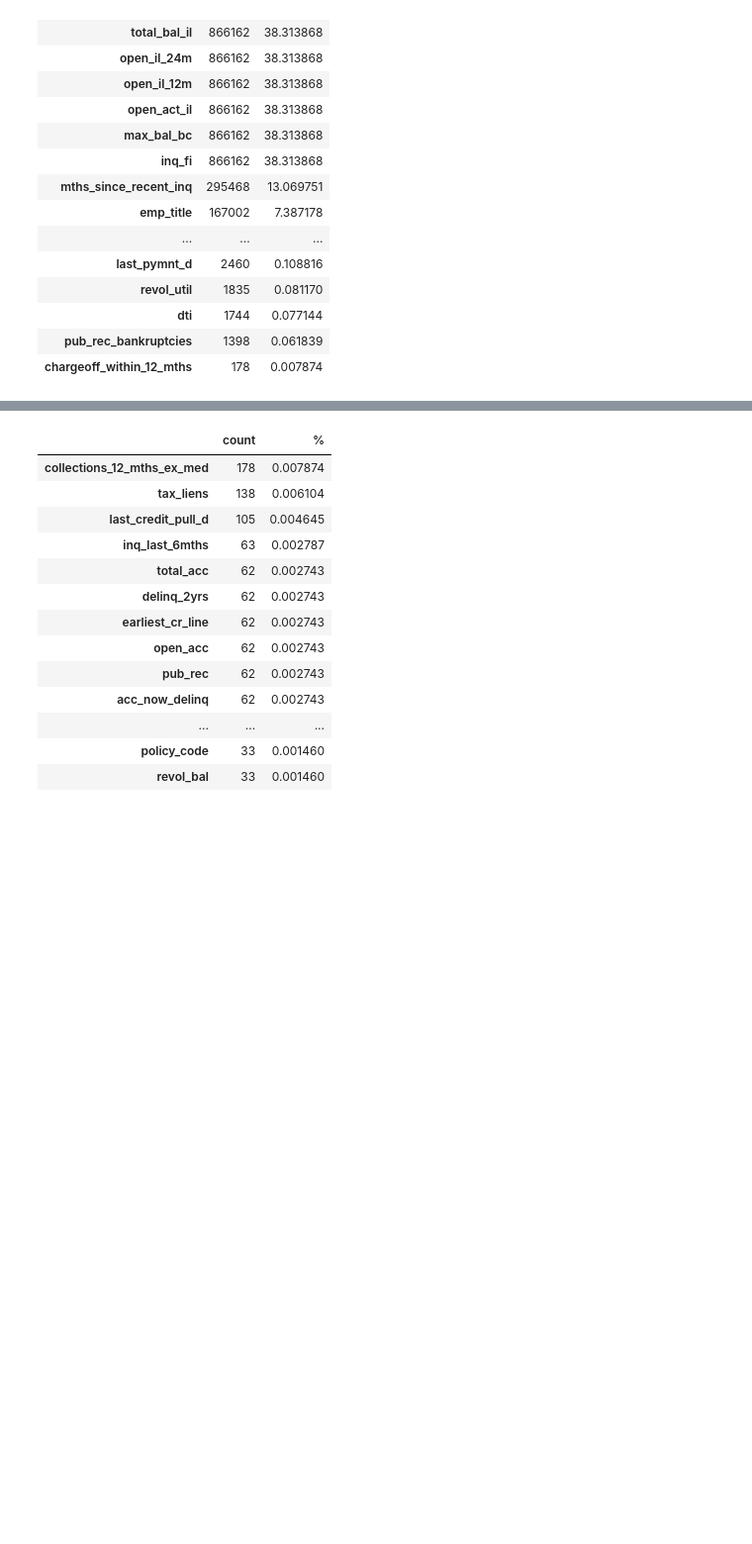
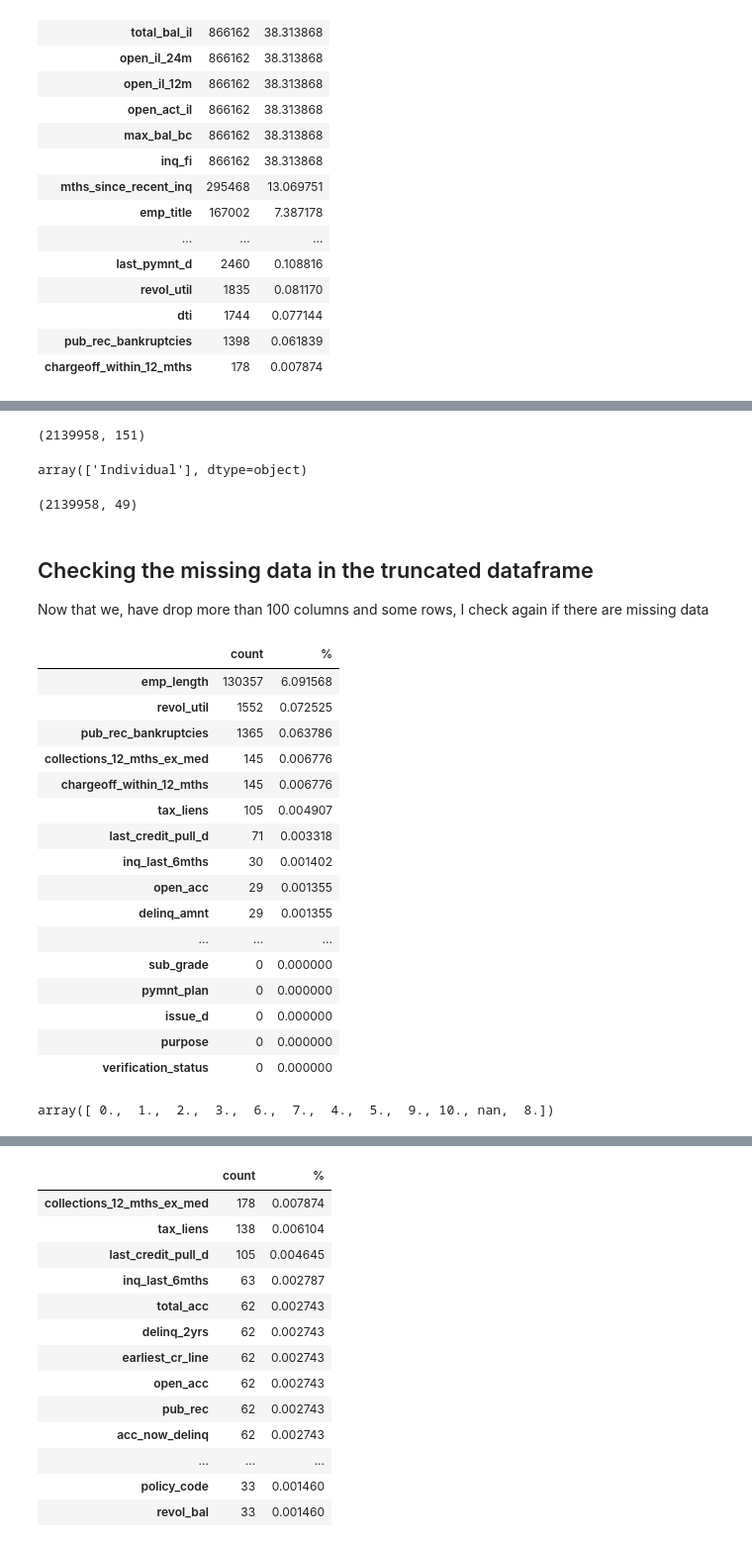
Before and after one commit to somayehY/SomayeYoussefi, a Jupyter notebook: LendingClub/LendingClub_DataWrangling.ipynb, the cells around one changed output, grey strips where cells are left out. Shown: that part at 99% size. Saved outputs shown, nothing was run; the diff lists cells and outputs as text; code cells hidden in the pictures; blank space fills up the shorter version.

```diff
--- a/LendingClub/LendingClub_DataWrangling.ipynb
+++ b/LendingClub/LendingClub_DataWrangling.ipynb
@@ -202,0 +205,55 @@ Name: hardship_loan_status, dtype: int64
+# %%
+keeplist = ['revol_util','dti', 'pub_rec_bankruptcies', 'chargeoff_within_12_mths', 'collections_12_mths_ex_med', 'tax_liens',
+            'last_credit_pull_d', 'inq_last_6mths','total_acc', 'delinq_2yrs', 'earliest_cr_line', 'open_acc', 'pub_rec', 'acc_now_delinq',
+            'delinq_amnt', 'annual_inc', 'purpose', 'issue_d', 'pymnt_plan', 'sub_grade', 'funded_amnt', 'loan_status',
+            'installment', 'int_rate', 'verification_status', 'grade', 'term', 'disbursement_method', 'home_ownership', 'addr_state',
+            'last_fico_range_low', 'last_fico_range_high', 'last_pymnt_amnt', 'collection_recovery_fee', 'recoveries', 'total_rec_late_fee',
+            'total_rec_int', 'total_rec_prncp', 'total_pymnt_inv', 'total_pymnt', 'out_prncp_inv', 'out_prncp', 'initial_list_status',
+            'policy_code', 'revol_bal', 'fico_range_high', 'fico_range_low', 'id', 'emp_length']
+# %%
+# Before dropping unwanted columns, I first need to drop joint application rows.
+df =df[ df['application_type'] == "Individual"]
+print(df.shape)
+df['application_type'].unique()
+# %% [output]
+(2139958, 151)
+array(['Individual'], dtype=object)
+# %%
+# At this stage, I drop all irrelevant columns discussed before and only keep those columns in the keeplist.
+# After dropping unwanted columns, I check the dataframe shape. It can be seen there are 48 columns left.
+df = df[keeplist]
+df.shape
+# %% [output]
+(2139958, 49)
+# %% [markdown]
+## Checking the missing data in the truncated dataframe
+Now that we, have drop more than 100 columns and some rows, I check again if there are missing data
+# %%
+# Check to see number and percentage of the missing data
+missing1 = df.isnull().sum()
+missing2 = 100*df.isnull().mean()
+missing = pd.concat([missing1, missing2], axis=1)
+missing.columns = ['count', '%']
+missing.sort_values("count", ascending=False)
+# %% [output]
+|  | count | % |
+| emp_length | 130357 | 6.091568 |
+| revol_util | 1552 | 0.072525 |
+| pub_rec_bankruptcies | 1365 | 0.063786 |
+| collections_12_mths_ex_med | 145 | 0.006776 |
+| chargeoff_within_12_mths | 145 | 0.006776 |
+| tax_liens | 105 | 0.004907 |
+| last_credit_pull_d | 71 | 0.003318 |
+| inq_last_6mths | 30 | 0.001402 |
+| open_acc | 29 | 0.001355 |
+| delinq_amnt | 29 | 0.001355 |
+| ... | ... | ... |
+| sub_grade | 0 | 0.000000 |
+| pymnt_plan | 0 | 0.000000 |
+| issue_d | 0 | 0.000000 |
+| purpose | 0 | 0.000000 |
+| verification_status | 0 | 0.000000 |
+# %%
+df["chargeoff_within_12_mths"].unique()
+# %% [output]
+array([ 0.,  1.,  2.,  3.,  6.,  7.,  4.,  5.,  9., 10., nan,  8.])
```
Also changed, not shown: parts of 55 cells of this notebook.
